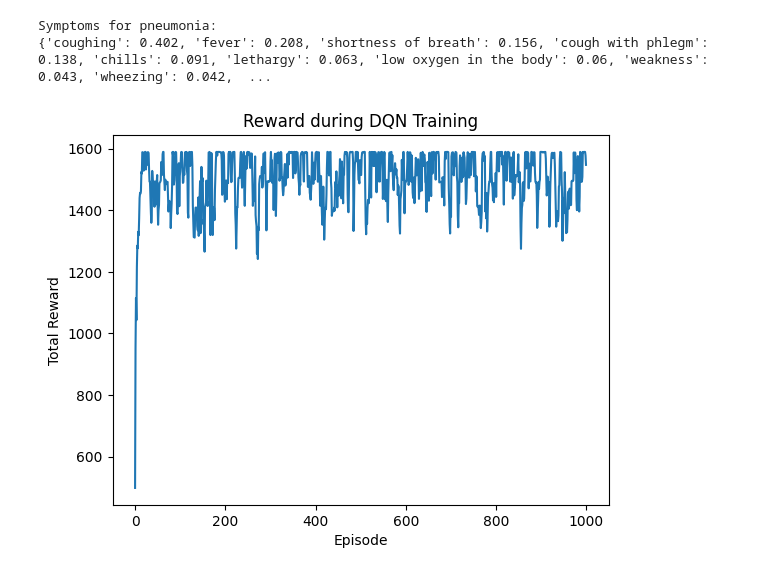
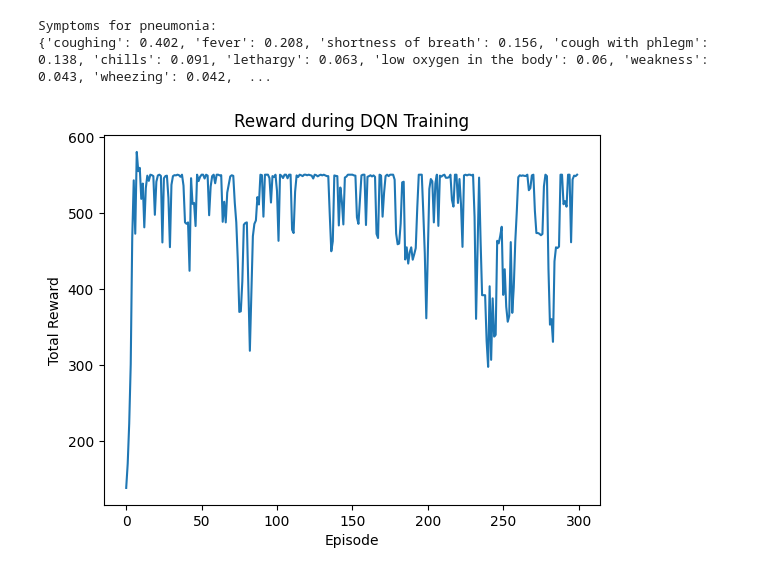
Before and after one commit to vinzenzuhr/RL_VisualSymptomChecker, a Jupyter notebook: RL-new environment.ipynb, the cells around one changed output. Saved outputs shown, nothing was run; the diff lists cells and outputs as text; code cells hidden in the pictures.

```diff
--- a/RL-new environment.ipynb
+++ b/RL-new environment.ipynb
@@ -26,6 +26,7 @@ class Env:
     _condition: str
     _symptoms_of_condition: Dict[str, float] # symptoms of conditions
     _supported_conditions : list[str]
+    _used_conditions: set = set()
 
     def __init__(self,
                  img: np.array,
@@ -34,7 +35,13 @@ class Env:
         self._supported_conditions=["pneumonia", "pneumothorax", "lung cancer", "pleural effusion", "cardiomyopathy"]
         self._img = img
         if(condition is None):
-            condition = random.sample(self._supported_conditions,1)[0]
+            # Choose a new random condition that hasn't been used before
+            while True:
+                condition = random.sample(self._supported_conditions, 1)[0]
+                if condition not in Env._used_conditions:
+                    break
+            Env._used_conditions.add(condition)
+
         self._condition = condition
 
         # initialize condition_symptom_probabilities from HealthKnowledgeGraph.csv
@@ -128,7 +135,7 @@ class Env:
         for i in range(len(self._actions)):
             patient_answer = self._current_state[i+len(self._condition_symptom_probabilities.keys())]
             if (patient_answer!=0):
-                punishment+=0.2
+                punishment+=0.15
         return self.posterior_of_condition(self._condition)-punishment
 
     def has_symptom(self, symptom: str) -> bool:
@@ -197,7 +204,7 @@ class ReplayBuffer(object):
 batch_size = 8
 gamma = 0.8
 target_update_frequency = 10
-num_episodes = 1000
+num_episodes = 300
 max_steps_per_episode = 200
 
 # Initialize the environment and DQN model
@@ -248,31 +255,31 @@ for episode in range(num_episodes):
             reward_batch = torch.tensor(batch.reward)
             next_state_values = torch.zeros(batch_size)
 
             next_state_values[non_final_mask] = target_dqn(non_final_next_states).max(1)[0].detach()
 
             expected_state_action_values = reward_batch + gamma * next_state_values
             state_action_values = dqn(state_batch).gather(1, action_batch.view(-1, 1))
 
             loss = F.smooth_l1_loss(state_action_values, expected_state_action_values.unsqueeze(1))
 
             optimizer.zero_grad()
             loss.backward()
             optimizer.step()
 
         episode_reward += transition.reward
 
     episode_rewards.append(episode_reward)
 
     if episode % target_update_frequency == 0:
         target_dqn.load_state_dict(dqn.state_dict())
 
     #print(f"Episode {episode}, Reward: {episode_reward}")
 
 # plotting the rewards
 plt.plot(episode_rewards)
 plt.xlabel('Episode')
 plt.ylabel('Total Reward')
 plt.title('Reward during DQN Training')
 plt.show()
 # %% [output]
-[figure, old version]
+[figure, new version]
```
